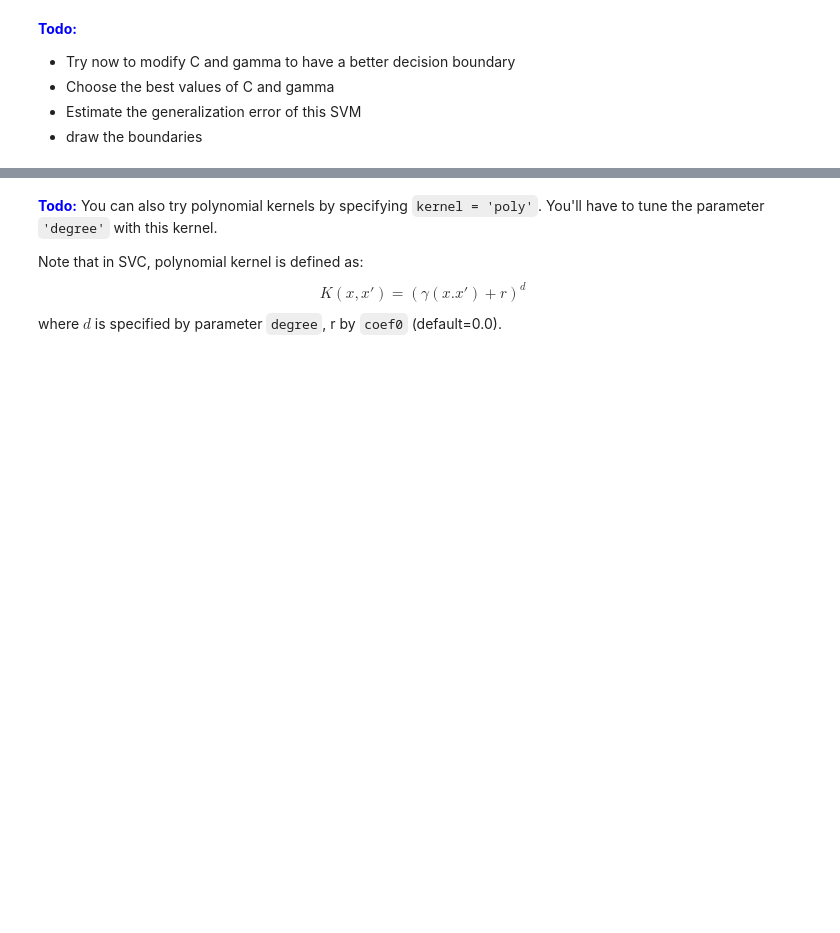
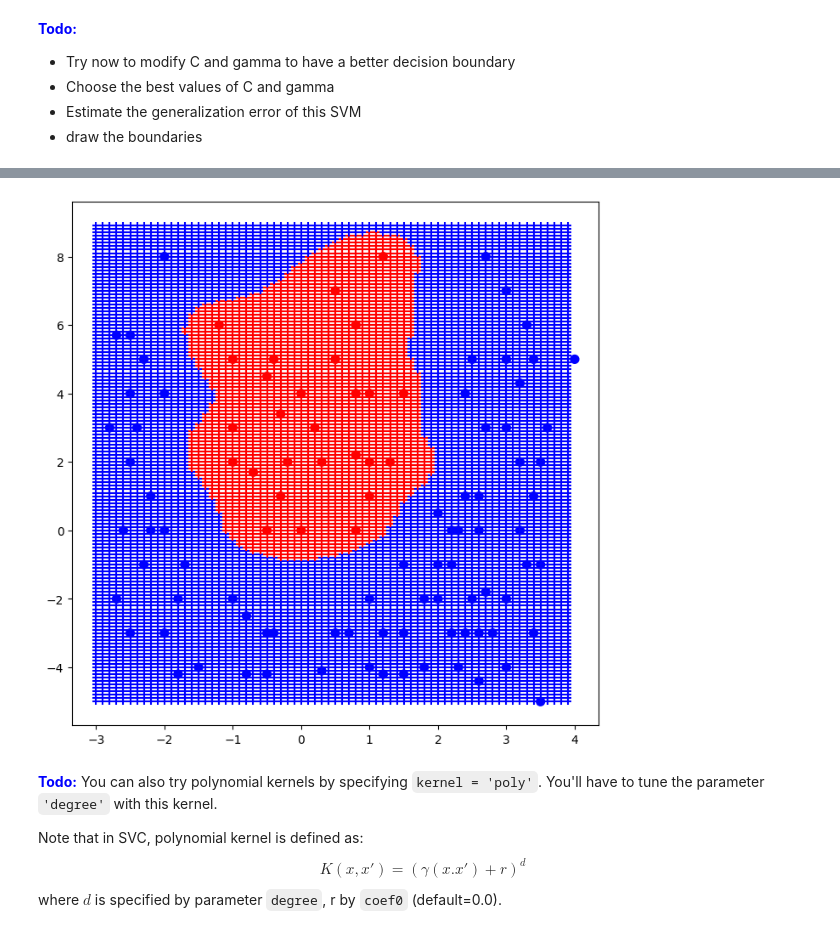
Before and after one commit to CodyAdam/TP-AA-SVM, a Jupyter notebook: TP2_SVM_student.ipynb, the cells around one changed output, grey strips where cells are left out. Drawn from its saved outputs; the diff is of its cells as text; code cells hidden in the pictures; blank space fills up the shorter version.

```diff
--- a/TP2_SVM_student.ipynb
+++ b/TP2_SVM_student.ipynb
@@ -775,5 +601,8 @@ draw_boundary(model_svm_radial, X_data, -3, 4, -5, 9)
 # %%
-# TODO - draw the boundaries
+# draw the boundaries
+draw_boundary(best_model, X_data, -3, 4, -5, 9)
+# %% [output]
+[figure, added]
 # %% [markdown]
 <font color="blue">**Todo:**</font> You can also try polynomial kernels by specifying <code>kernel = 'poly'</code>. You'll have to tune the parameter <code>'degree'</code> with this kernel.
 
```
Also changed, not shown: parts of 39 cells of this notebook.
